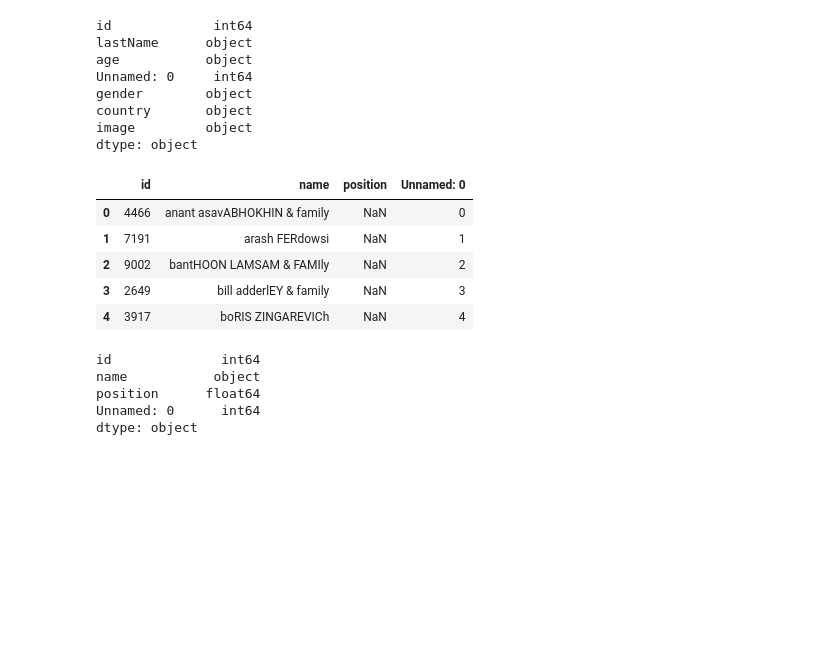
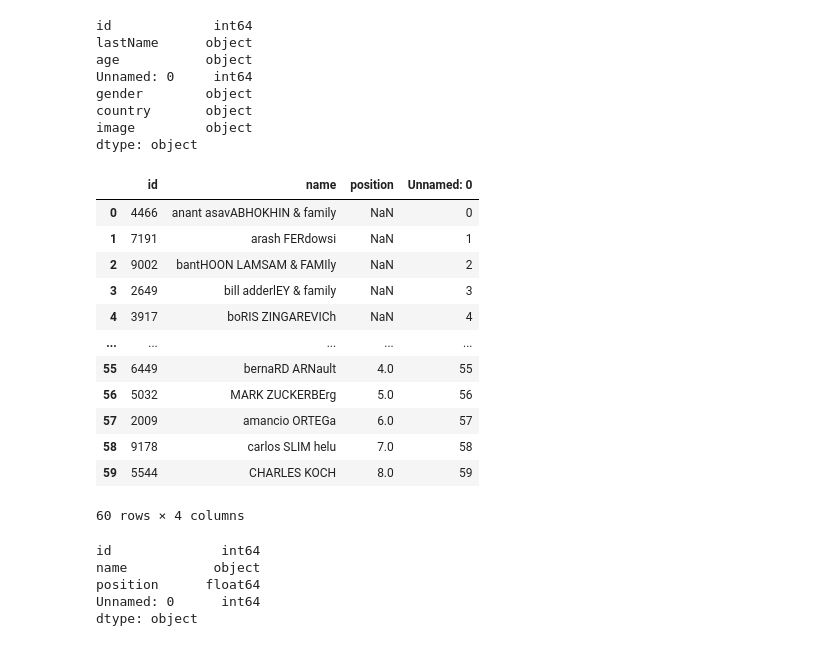
Before and after one commit to Emilioiron/Ironhack-Module-1-Project---Pandas-Python-Emilio-, a Jupyter notebook: notebooks/Notebook_1.ipynb, the cells around one changed output. Cells and saved outputs as stored; diff of their text form; code cells hidden in the pictures; blank space fills up the shorter version.

```diff
--- a/notebooks/Notebook_1.ipynb
+++ b/notebooks/Notebook_1.ipynb
@@ -72,14 +72,21 @@ image         object
 dtype: object
 # %%
 rank = pd.read_sql_query("SELECT * FROM rank_info", engine)
-rank.head()
+rank.head(60)
 # %% [output]
 |  | id | name | position | Unnamed: 0 |
 | 0 | 4466 | anant asavABHOKHIN & family | NaN | 0 |
 | 1 | 7191 | arash FERdowsi | NaN | 1 |
 | 2 | 9002 | bantHOON LAMSAM & FAMIly | NaN | 2 |
 | 3 | 2649 | bill adderlEY & family | NaN | 3 |
 | 4 | 3917 | boRIS ZINGAREVICh | NaN | 4 |
+| ... | ... | ... | ... | ... |
+| 55 | 6449 | bernaRD ARNault | 4.0 | 55 |
+| 56 | 5032 | MARK ZUCKERBErg | 5.0 | 56 |
+| 57 | 2009 | amancio ORTEGa | 6.0 | 57 |
+| 58 | 9178 | carlos SLIM helu | 7.0 | 58 |
+| 59 | 5544 | CHARLES KOCH | 8.0 | 59 |
+60 rows × 4 columns
 # %%
 rank.dtypes
 # %% [output]
```
Also changed, not shown: parts of 2 cells of this notebook.
